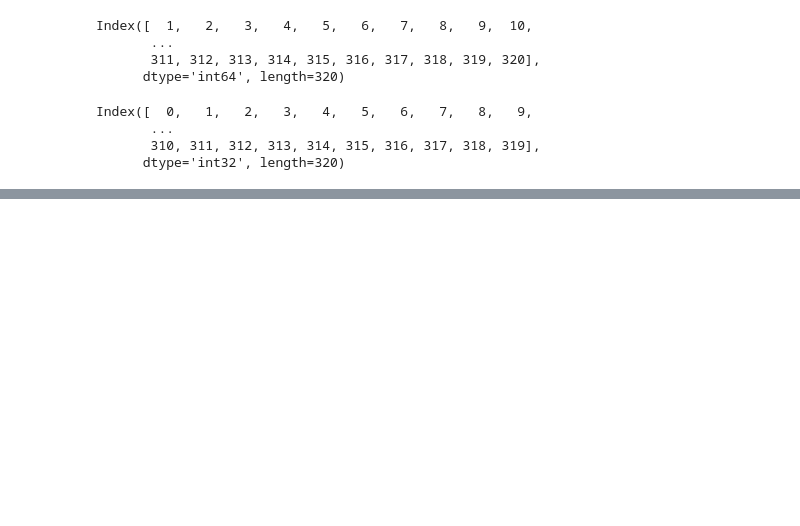
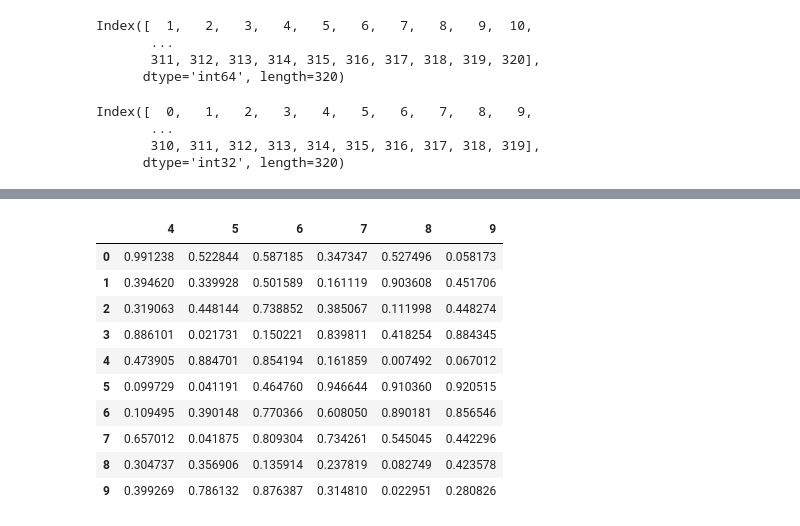
Before and after one commit to Swayam-Ghimire/pandas, a Jupyter notebook: Pandas.ipynb, the cells around one changed output, grey strips where cells are left out. Cells and saved outputs as stored; diff of their text form; code cells hidden in the pictures; blank space fills up the shorter version.

```diff
--- a/Pandas.ipynb
+++ b/Pandas.ipynb
@@ -690,0 +710,14 @@ newdf1.loc[0,1]
+# %%
+newdf3.drop([0,1,2,3], axis=1)
+# %% [output]
+|  | 4 | 5 | 6 | 7 | 8 | 9 |
+| 0 | 0.991238 | 0.522844 | 0.587185 | 0.347347 | 0.527496 | 0.058173 |
+| 1 | 0.394620 | 0.339928 | 0.501589 | 0.161119 | 0.903608 | 0.451706 |
+| 2 | 0.319063 | 0.448144 | 0.738852 | 0.385067 | 0.111998 | 0.448274 |
+| 3 | 0.886101 | 0.021731 | 0.150221 | 0.839811 | 0.418254 | 0.884345 |
+| 4 | 0.473905 | 0.884701 | 0.854194 | 0.161859 | 0.007492 | 0.067012 |
+| 5 | 0.099729 | 0.041191 | 0.464760 | 0.946644 | 0.910360 | 0.920515 |
+| 6 | 0.109495 | 0.390148 | 0.770366 | 0.608050 | 0.890181 | 0.856546 |
+| 7 | 0.657012 | 0.041875 | 0.809304 | 0.734261 | 0.545045 | 0.442296 |
+| 8 | 0.304737 | 0.356906 | 0.135914 | 0.237819 | 0.082749 | 0.423578 |
+| 9 | 0.399269 | 0.786132 | 0.876387 | 0.314810 | 0.022951 | 0.280826 |
```
Also changed, not shown: parts of 48 cells of this notebook, 1 other file.
